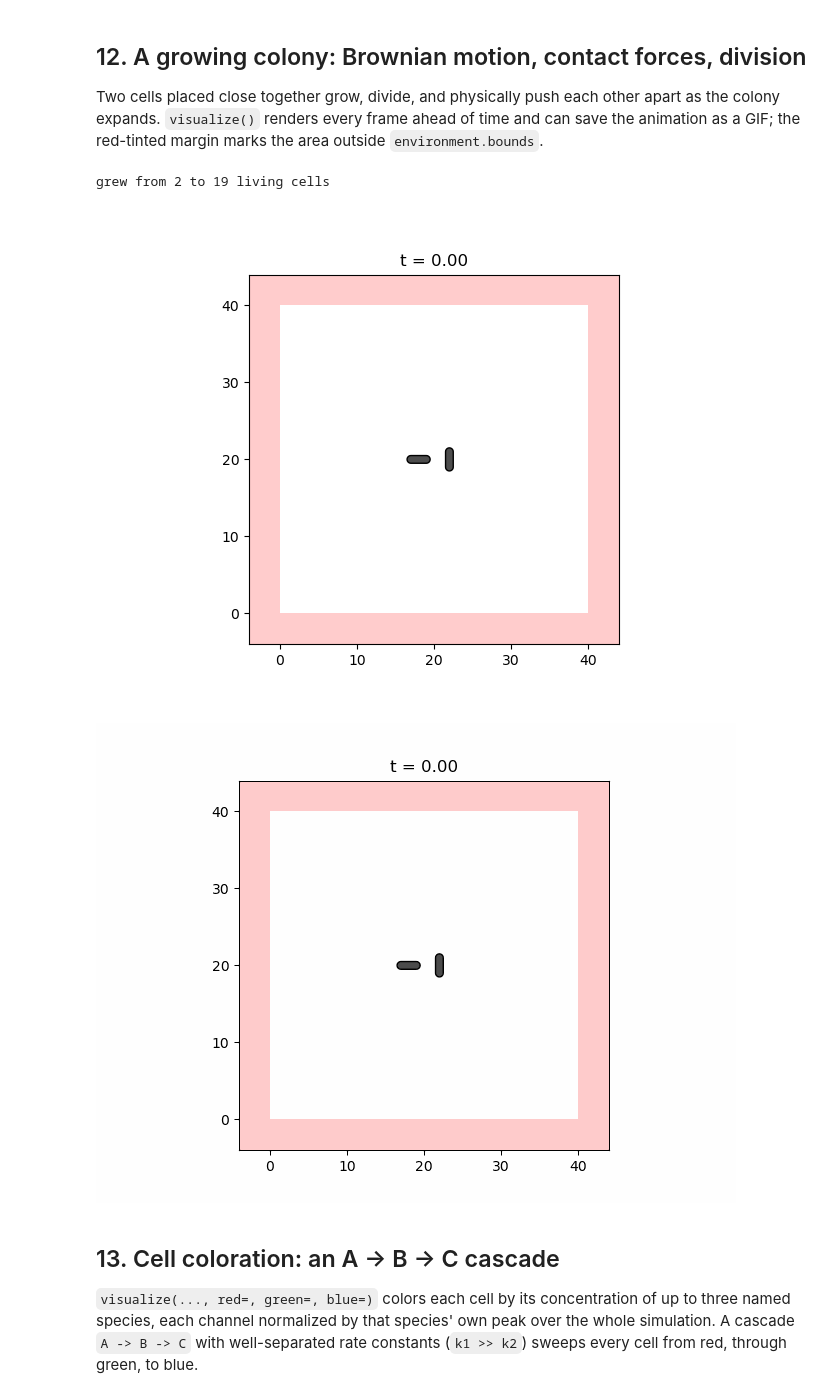
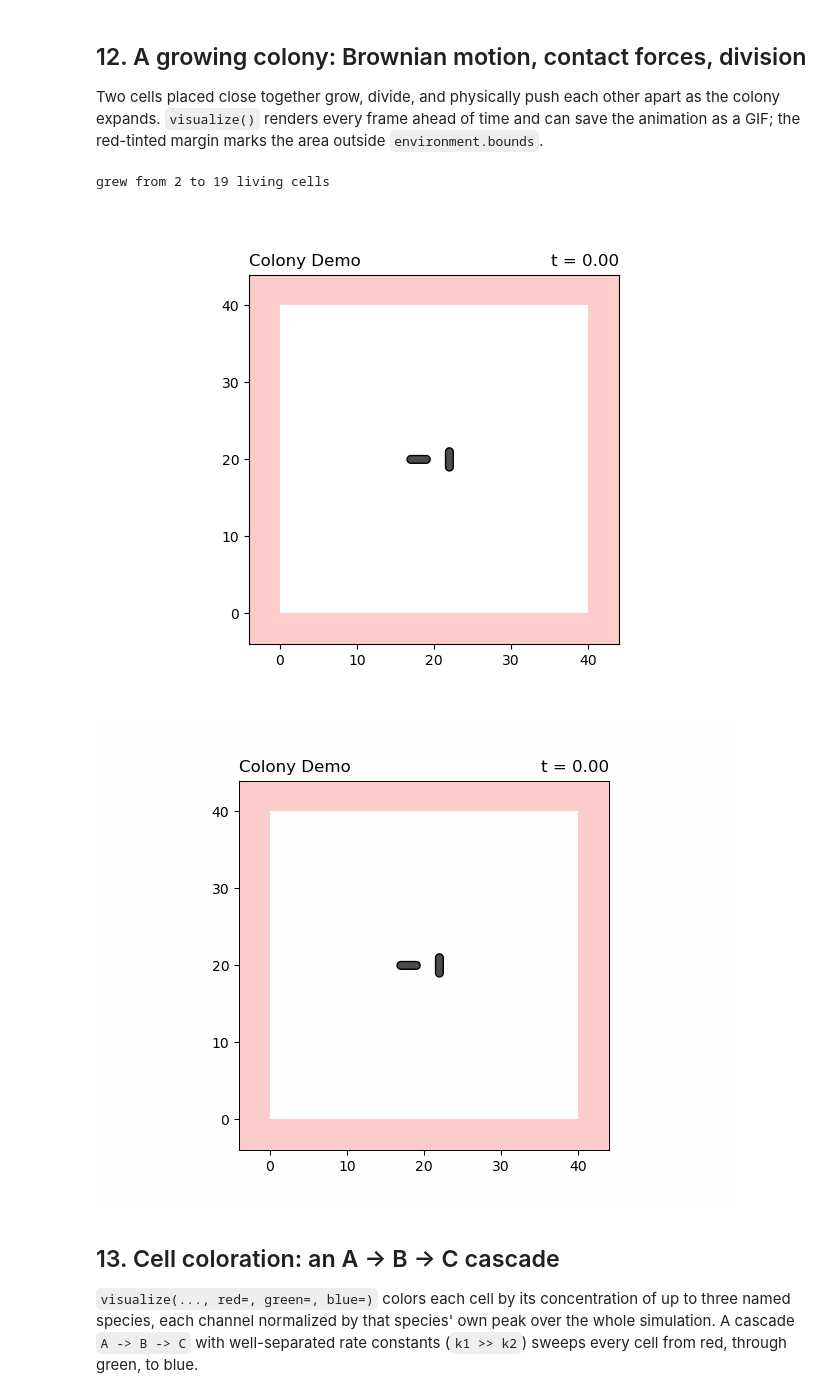
Before and after one commit to Paytonco/multicellular, a Jupyter notebook: examples/feature_tour.ipynb, the cells around one changed output. Saved outputs shown, nothing was run; the diff lists cells and outputs as text; code cells hidden in the pictures.

```diff
--- a/examples/feature_tour.ipynb
+++ b/examples/feature_tour.ipynb
@@ -411,23 +411,23 @@ other apart as the colony expands. `visualize()` renders every frame ahead
 of time and can save the animation as a GIF; the red-tinted margin marks
 the area outside `environment.bounds`.
 # %%
-env = Environment(shape=(10, 10), bounds=(40.0, 40.0))
+env = Environment("Colony Demo", shape=(10, 10), bounds=(40.0, 40.0))
 colony_cells = [
     Cell(id=0, position=[18.0, 20.0], orientation=[1.0, 0.0], length=2.0, rng=np.random.default_rng(1)),
     Cell(id=1, position=[22.0, 20.0], orientation=[0.0, 1.0], length=2.0, rng=np.random.default_rng(2)),
 ]
 colony = Colony(colony_cells, env, k=10.0, drag=1.0)
 
 sim = Simulation(colony, dt=0.02, t_max=3.0)
 df  = sim.run()
 print(f"grew from 2 to {int(df[df['time'] == df['time'].max()]['alive'].sum())} living cells")
 
 visualize(sim, interval=80, save_path="outputs", filename="colony.gif", show_progress=False)
 Image(filename="outputs/colony.gif")
 # %% [output]
 grew from 2 to 19 living cells
-[figure, old version]
+[figure, new version]
-[figure, old version]
+[figure, new version]
 # %% [markdown]
 ## 13. Cell coloration: an A → B → C cascade
 
```
Also changed, not shown: parts of 9 cells of this notebook, 10 other files.
